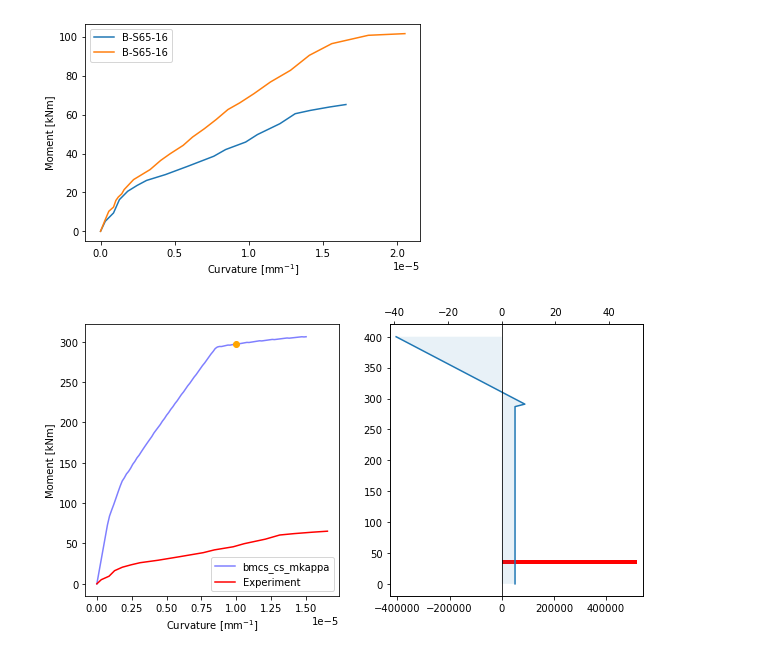
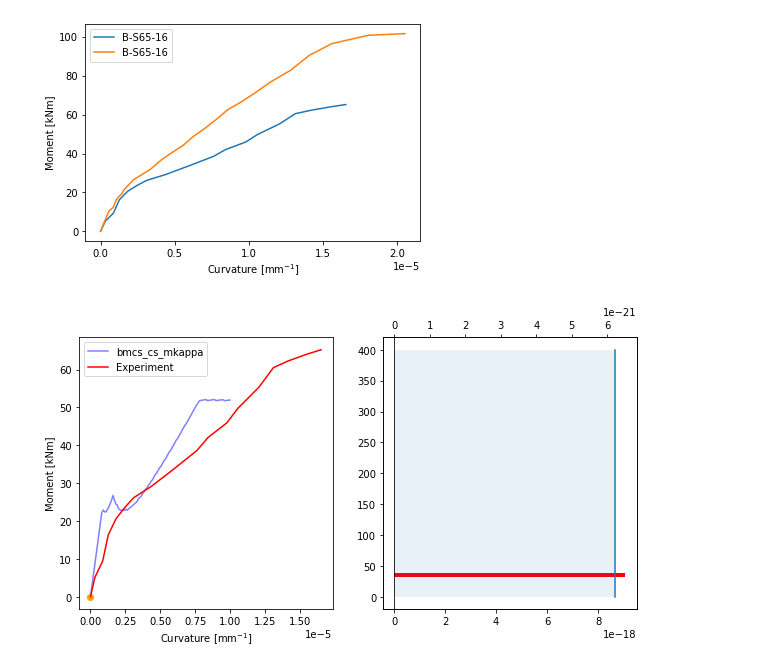
Before and after one commit to rosoba/bmcs_cross_section, a Jupyter notebook: notebooks/mkappa/mkappa_verification.ipynb, the cells around one changed output. Cells and saved outputs as stored; diff of their text form; code cells hidden in the pictures.

```diff
--- a/notebooks/mkappa/mkappa_verification.ipynb
+++ b/notebooks/mkappa/mkappa_verification.ipynb
@@ -294,29 +295,28 @@ plt.legend(); plt.ylabel('Moment [kNm]'); plt.xlabel('Curvature [mm$^{-1}$]');
 [figure]
 # %%
 mc = MKappa(n_m=100, n_kappa = 100)
-mc.kappa_slider = 0.00001
 mc.low_kappa = 0
-mc.high_kappa = 0.000015
+mc.high_kappa = 0.00001
 map_and_assign_params_for_t_section(mc,
-            beta_tu = 170,  # SUPPOSED because it's missing
-            b = 700,
+            beta_tu = 5,  # SUPPOSED because it's missing
+            b = 200,       # is 700 in the reference!
             h = 220,         # The plot does not read  the h
             E = 44000,
             E_s = 200000,
             f_sy = 460,
             eps_cr = 0.000205,
-            rho = 0.0073,
-            v_f = 0.02,
+            rho = 0.0073, # can be 0.0073
+            v_f = 0.0,
             omega = 14.6,
             psi = 10.1,
-            mu = 0.55,
+            mu = 0.00,
             alpha = 0.84,
             o = 0.26,
             zeta = 0.36,
             lambda_cu = 26.9)
 
 plot_mk_ver(mc, ver_data)
 # %% [output]
-[figure, old version]
+[figure, new version]
 # %%
 #the h does not get updated
```
Also changed, not shown: parts of 11 cells of this notebook, 1 other file.
